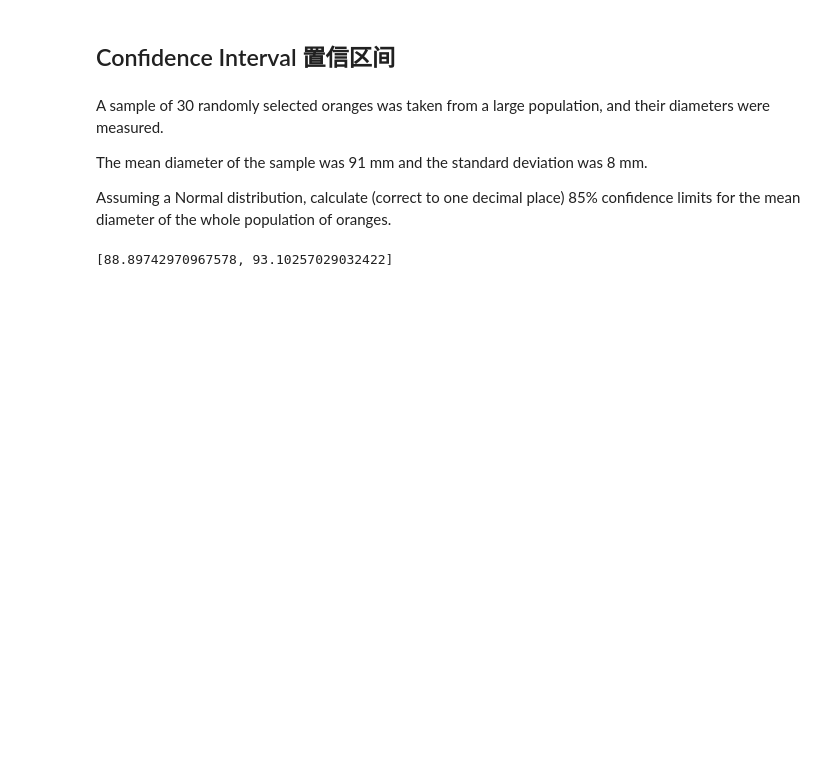
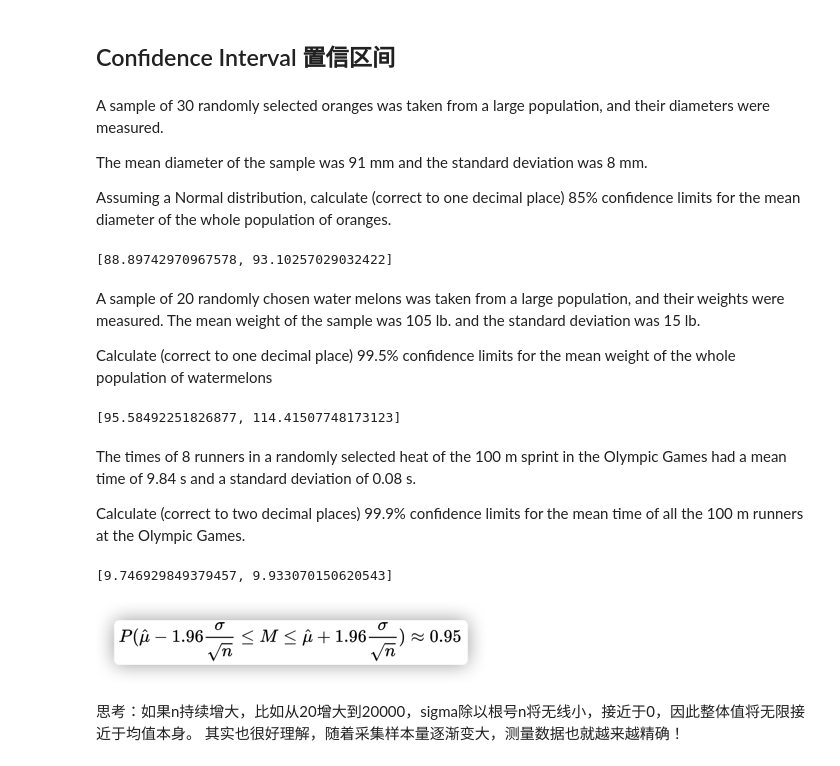
Before and after one commit to paxton615/Notes, a Jupyter notebook: Normal_distribution_Notes.ipynb, the cells around one changed output. Cells and saved outputs as stored; diff of their text form; code cells hidden in the pictures; blank space fills up the shorter version.

```diff
--- a/Normal_distribution_Notes.ipynb
+++ b/Normal_distribution_Notes.ipynb
@@ -313,3 +313,28 @@ Assuming a Normal distribution, calculate (correct to one decimal place) 85% con
 [91-stats.norm.ppf((1.85)/2)*8/30**0.5,91+stats.norm.ppf((1.85)/2)*8/30**0.5]
 # %% [output]
 [88.89742970967578, 93.10257029032422]
+# %% [markdown]
+A sample of 20 randomly chosen water melons was taken from a large population, and their weights were measured.
+The mean weight of the sample was 105 lb. and the standard deviation was 15 lb.
+
+Calculate (correct to one decimal place) 99.5% confidence limits for the mean weight of the whole population of watermelons
+# %%
+[105-stats.norm.ppf((1.995)/2)*15/20**0.5,105+stats.norm.ppf((1.995)/2)*15/20**0.5]
+# %% [output]
+[95.58492251826877, 114.41507748173123]
+# %% [markdown]
+The times of 8 runners in a randomly selected heat of the 100 m sprint in the Olympic Games had a mean time of 9.84 s and a standard deviation of 0.08 s.
+
+Calculate (correct to two decimal places) 99.9% confidence limits for the mean time of all the
+100 m runners at the Olympic Games.
+# %%
+[9.84-stats.norm.ppf((1.999)/2)*0.08/8**0.5,9.84+stats.norm.ppf((1.999)/2)*0.08/8**0.5]
+# %% [output]
+[9.746929849379457, 9.933070150620543]
+# %%
+Image(filename='./pics/normal_distribution/置信区间.png')
+# %% [output]
+[figure, added]
+# %% [markdown]
+思考：如果n持续增大，比如从20增大到20000，sigma除以根号n将无线小，接近于0，因此整体值将无限接近于均值本身。
+     其实也很好理解，随着采集样本量逐渐变大，测量数据也就越来越精确！
```
Also changed, not shown: parts of 2 cells of this notebook, 2 other files.
